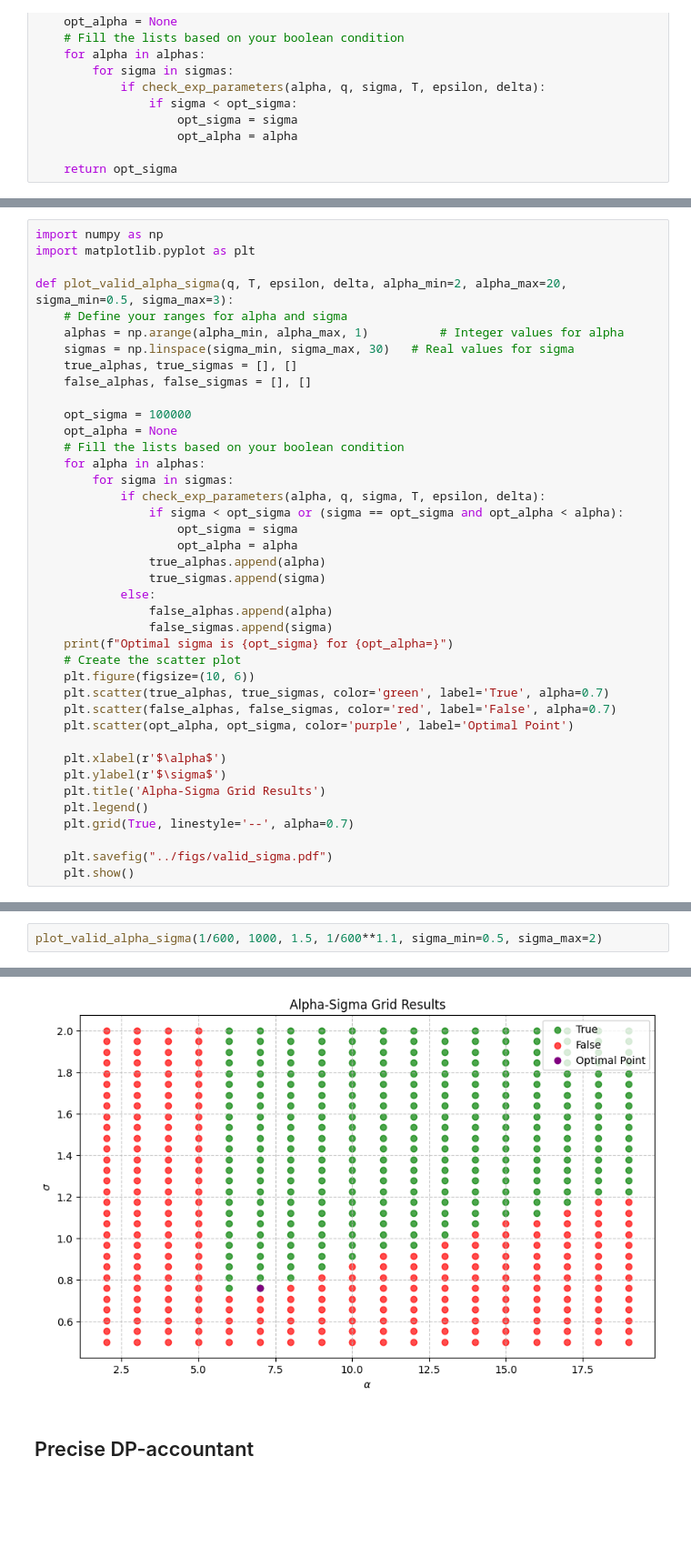
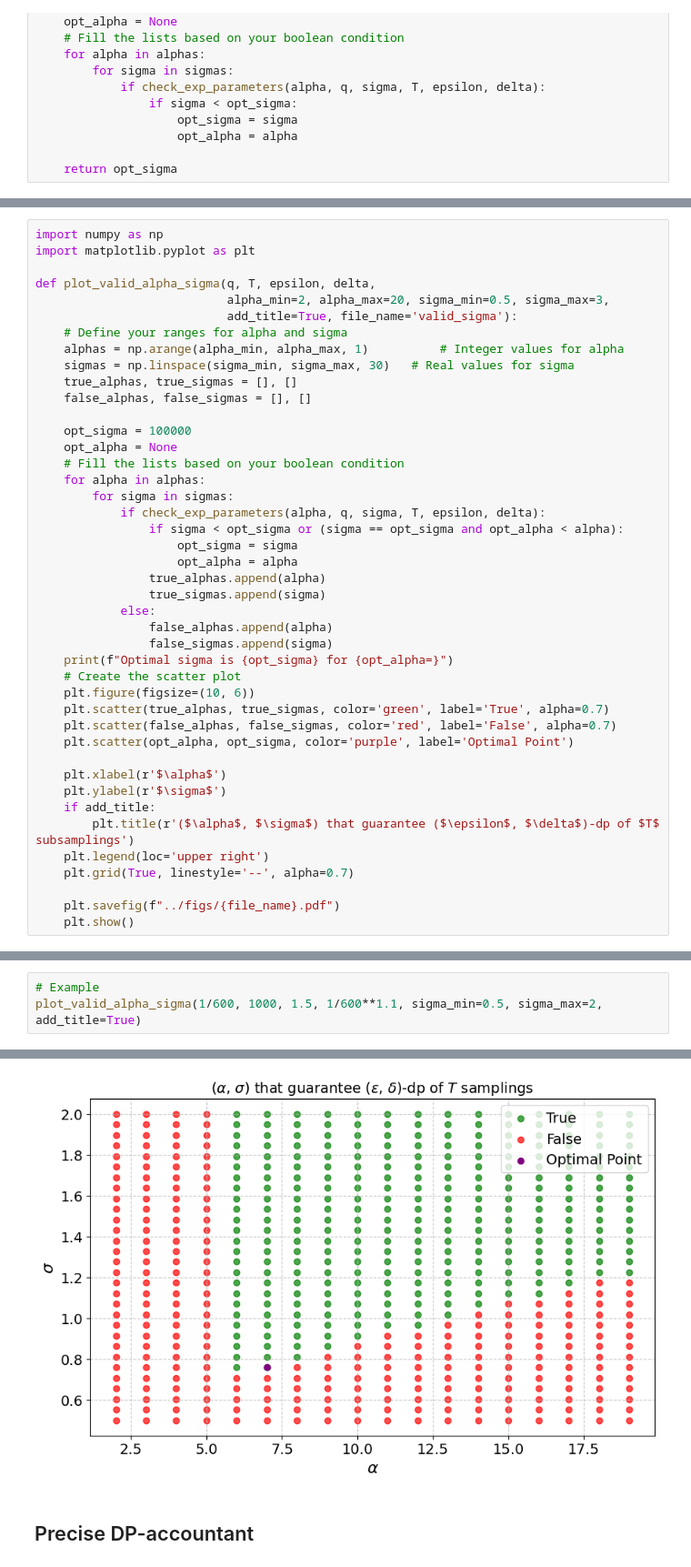
Before and after one commit to alexlegeartis/Sign-SGD-and-Differential-Privacy, a Jupyter notebook: code/renyi_dp_sign.ipynb, the cells around one changed output, grey strips where cells are left out. Shown at 91% size. Saved outputs shown, nothing was run; the diff lists cells and outputs as text; blank space fills up the shorter version.

```diff
--- a/code/renyi_dp_sign.ipynb
+++ b/code/renyi_dp_sign.ipynb
@@ -47,7 +65,9 @@ def find_min_sigma(q, T, epsilon, delta, alpha_min=2, alpha_max=20, sigma_min=0.
 import numpy as np
 import matplotlib.pyplot as plt
 
-def plot_valid_alpha_sigma(q, T, epsilon, delta, alpha_min=2, alpha_max=20, sigma_min=0.5, sigma_max=3):
+def plot_valid_alpha_sigma(q, T, epsilon, delta,
+                           alpha_min=2, alpha_max=20, sigma_min=0.5, sigma_max=3,
+                           add_title=True, file_name='valid_sigma'):
     # Define your ranges for alpha and sigma
     alphas = np.arange(alpha_min, alpha_max, 1)          # Integer values for alpha
     sigmas = np.linspace(sigma_min, sigma_max, 30)   # Real values for sigma
@@ -77,9 +97,10 @@ def plot_valid_alpha_sigma(q, T, epsilon, delta, alpha_min=2, alpha_max=20, sigm
 
     plt.xlabel(r'$\alpha$')
     plt.ylabel(r'$\sigma$')
-    plt.title('Alpha-Sigma Grid Results')
-    plt.legend()
+    if add_title:
+        plt.title(r'($\alpha$, $\sigma$) that guarantee ($\epsilon$, $\delta$)-dp of $T$ subsamplings')
+    plt.legend(loc='upper right')
     plt.grid(True, linestyle='--', alpha=0.7)
 
-    plt.savefig("../figs/valid_sigma.pdf")
+    plt.savefig(f"../figs/{file_name}.pdf")
     plt.show()
@@ -86,8 +128,9 @@ def plot_valid_alpha_sigma(q, T, epsilon, delta, alpha_min=2, alpha_max=20, sigm
 # %%
-plot_valid_alpha_sigma(1/600, 1000, 1.5, 1/600**1.1, sigma_min=0.5, sigma_max=2)
+# Example
+plot_valid_alpha_sigma(1/600, 1000, 1.5, 1/600**1.1, sigma_min=0.5, sigma_max=2, add_title=True)
 # %% [output]
 Optimal sigma is 0.7586206896551724 for opt_alpha=7
-[figure, old version]
+[figure, new version]
 # %% [markdown]
 ## Precise DP-accountant
 # %%
```
Also changed, not shown: parts of 14 cells of this notebook, 30 other files.
